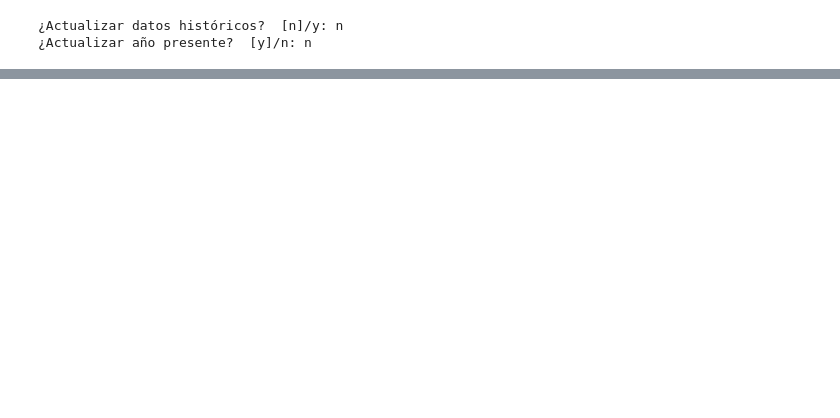
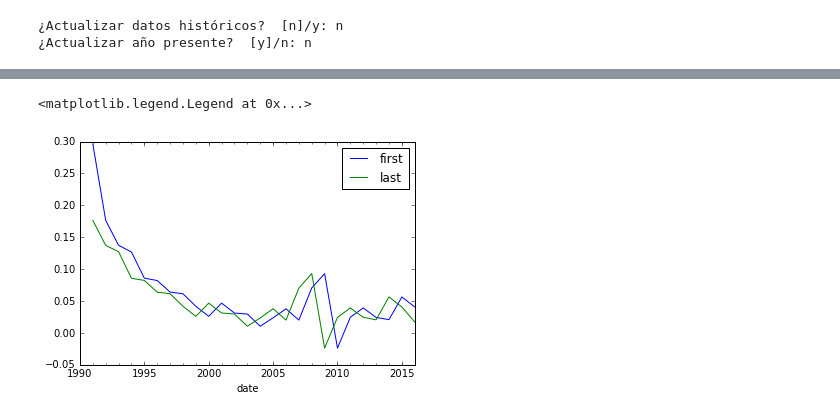
Before and after one commit to collabmarket/data_sii, a Jupyter notebook: UF.ipynb, the cells around one changed output, grey strips where cells are left out. Cells and saved outputs as stored; diff of their text form; code cells hidden in the pictures; blank space fills up the shorter version.

```diff
--- a/UF.ipynb
+++ b/UF.ipynb
@@ -14,0 +38,9 @@ uf.plot(figsize=(10,10))
+# %%
+# Variacion anual primer dia agno
+ax = uf.value.resample('A').first().pct_change(1).plot()
+# Variacion anual ultimo dia agno
+uf.value.resample('A').last().pct_change(1).plot(ax=ax)
+plt.legend(['first','last'])
+# %% [output]
+<matplotlib.legend.Legend at 0x...>
+[figure, added]
```
Also changed, not shown: parts of 8 cells of this notebook, 1 other file.
